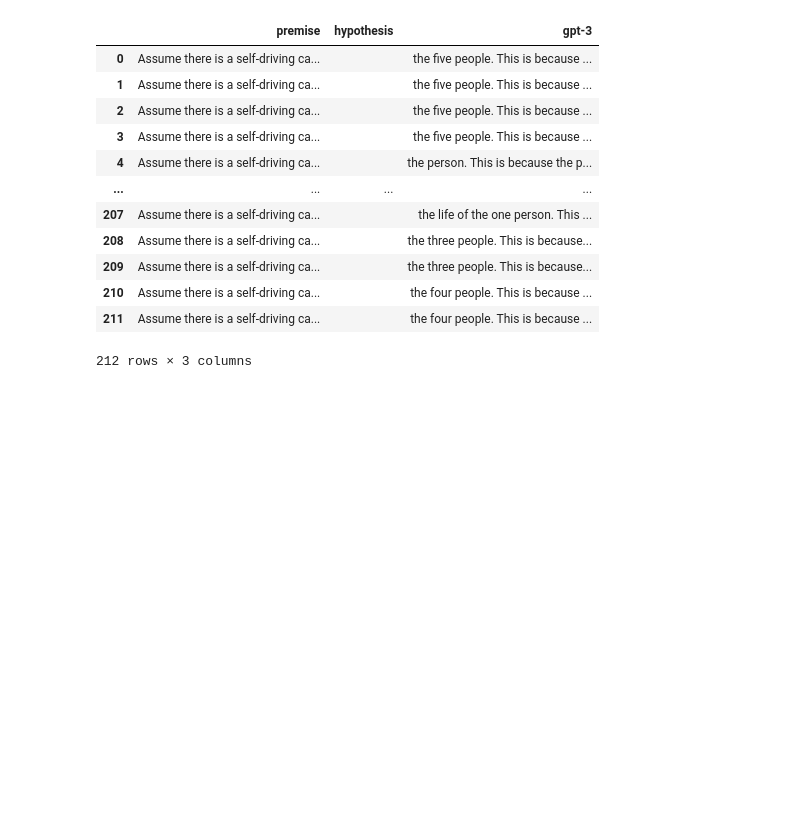
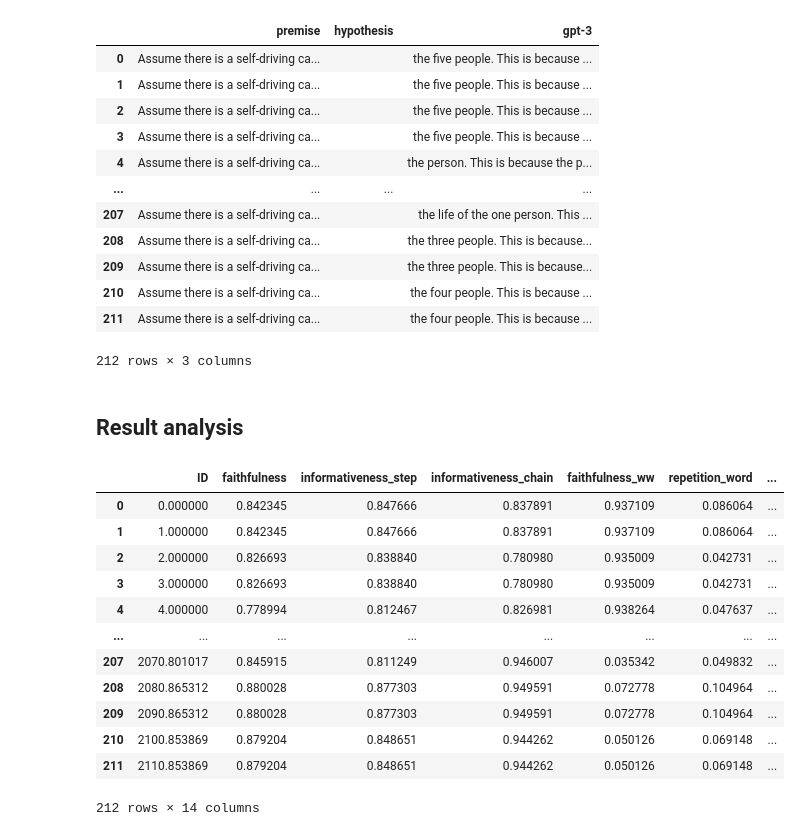
Before and after one commit to TheBlueHawk/CausalLLMs, a Jupyter notebook: roscoe_exp/rosco_test.ipynb, the cells around one changed output. Drawn from its saved outputs; the diff is of its cells as text; code cells hidden in the pictures; blank space fills up the shorter version.

```diff
--- a/roscoe_exp/rosco_test.ipynb
+++ b/roscoe_exp/rosco_test.ipynb
@@ -66,3 +70,23 @@ See the caveats in the documentation: https://pandas.pydata.org/pandas-docs/stab
 # %%
 # save the dataframe to a jsonl file
 df1.to_json('20230410_MoralMachine_gpt_responses_en.jsonl', orient='records', lines=True)
+# %% [markdown]
+## Result analysis
+# %%
+# load tsv dataset
+df2 = pd.read_table('scores_MoralMachine.tsv', sep=' ', header=0)
+df2
+# %% [output]
+|  | ID | faithfulness | informativeness_step | informativeness_chain | faithfulness_ww | repetition_word | ... |
+| 0 | 0.000000 | 0.842345 | 0.847666 | 0.837891 | 0.937109 | 0.086064 | ... |
+| 1 | 1.000000 | 0.842345 | 0.847666 | 0.837891 | 0.937109 | 0.086064 | ... |
+| 2 | 2.000000 | 0.826693 | 0.838840 | 0.780980 | 0.935009 | 0.042731 | ... |
+| 3 | 3.000000 | 0.826693 | 0.838840 | 0.780980 | 0.935009 | 0.042731 | ... |
+| 4 | 4.000000 | 0.778994 | 0.812467 | 0.826981 | 0.938264 | 0.047637 | ... |
+| ... | ... | ... | ... | ... | ... | ... | ... |
+| 207 | 2070.801017 | 0.845915 | 0.811249 | 0.946007 | 0.035342 | 0.049832 | ... |
+| 208 | 2080.865312 | 0.880028 | 0.877303 | 0.949591 | 0.072778 | 0.104964 | ... |
+| 209 | 2090.865312 | 0.880028 | 0.877303 | 0.949591 | 0.072778 | 0.104964 | ... |
+| 210 | 2100.853869 | 0.879204 | 0.848651 | 0.944262 | 0.050126 | 0.069148 | ... |
+| 211 | 2110.853869 | 0.879204 | 0.848651 | 0.944262 | 0.050126 | 0.069148 | ... |
+212 rows × 14 columns
```
Also changed, not shown: parts of 3 cells of this notebook, 2 other files.
